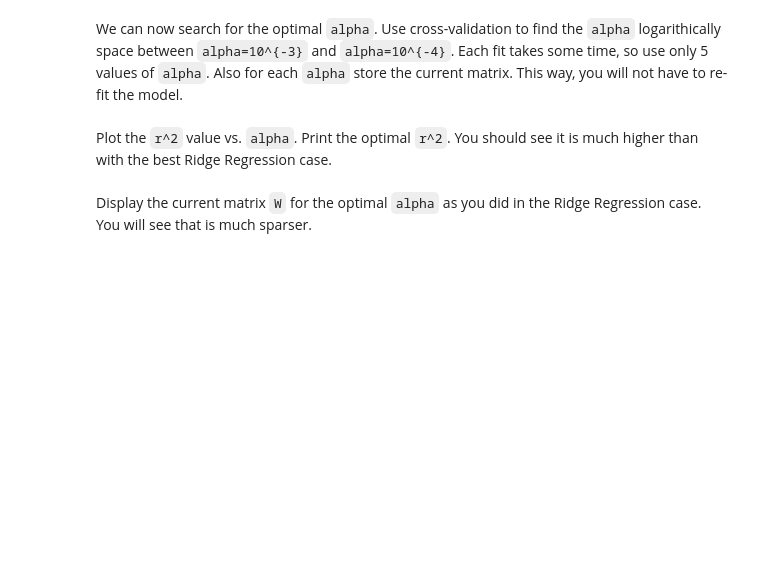
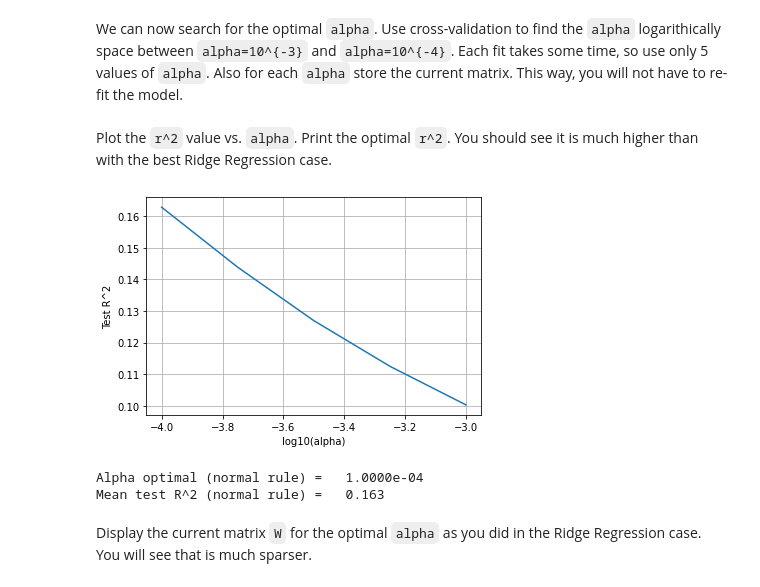
Before and after one commit to 1mgroot/MachineLearning, a Jupyter notebook: unit05_lasso/lab_eeg_partial.ipynb, the cells around one changed output. Saved outputs shown, nothing was run; the diff lists cells and outputs as text; code cells hidden in the pictures; blank space fills up the shorter version.

```diff
--- a/unit05_lasso/lab_eeg_partial.ipynb
+++ b/unit05_lasso/lab_eeg_partial.ipynb
@@ -197,2 +203,6 @@ Re-fit the training data using the `Lasso` model with `alpha=1e-3`.  Also set `m
+# %%
+# TODO 8
+lassoAlpha = 1e-3
+reg = Lasso(alpha=lassoAlpha, max_iter=100,tol=0.01)
 # %% [markdown]
 Now, test the model on the test data and measure the `R^2` value.  You should get a much better fit than with the Ridge regression solution.
@@ -200,0 +209,11 @@ Now, test the model on the test data and measure the `R^2` value.  You should ge
+# %%
+# TODO 9
+
+# Create Lasso object and fit on training data
+reg.fit(Xtr, Ytr)
+
+# Predict and score on test
+yhat1 = reg.predict(Xts)
+rsq = r2_score(Yts, yhat1)
+
+print('Test R^2= %f' % rsq)
@@ -205,2 +224,14 @@ We can now search for the optimal `alpha`.  Use cross-validation to find the `al
+# %%
+# TODO 10
+    # Regularization values to test
+nalpha = 5
+alphas = np.logspace(-4,-3,nalpha)
+r2s =[]
+    # Compute the lasso path for the split
+for ia, a in enumerate(alphas):
+  regr = Ridge(alpha=a)
+  regr.fit(Xtr, Ytr)
+  yts_pred = regr.predict(Xts)
+  r2s.append( np.mean((yts_pred - Yts)**2))
 # %% [markdown]
 Plot the `r^2` value vs. `alpha`.  Print the optimal `r^2`.  You should see it is much higher than with the best Ridge Regression case.
@@ -209,2 +238,18 @@ Plot the `r^2` value vs. `alpha`.  Print the optimal `r^2`.  You should see it i
+# %%
+# TODO 11
+plt.errorbar(np.log10(alphas), r2s)
+plt.xlabel('log10(alpha)')
+plt.ylabel('Test R^2')
+plt.grid()
+plt.show()
+
+im = np.argmax(r2s)
+alpha_normal = alphas[im]
+print('Alpha optimal (normal rule) = %12.4e' % alpha_normal)
+print('Mean test R^2 (normal rule) = %7.3f' % r2s[im])
+# %% [output]
+[figure, added]
+Alpha optimal (normal rule) =   1.0000e-04
+Mean test R^2 (normal rule) =   0.163
 # %% [markdown]
 Display the current matrix `W` for the optimal `alpha` as you did in the Ridge Regression case.  You will see that is much sparser.
```
Also changed, not shown: parts of 12 cells of this notebook.
